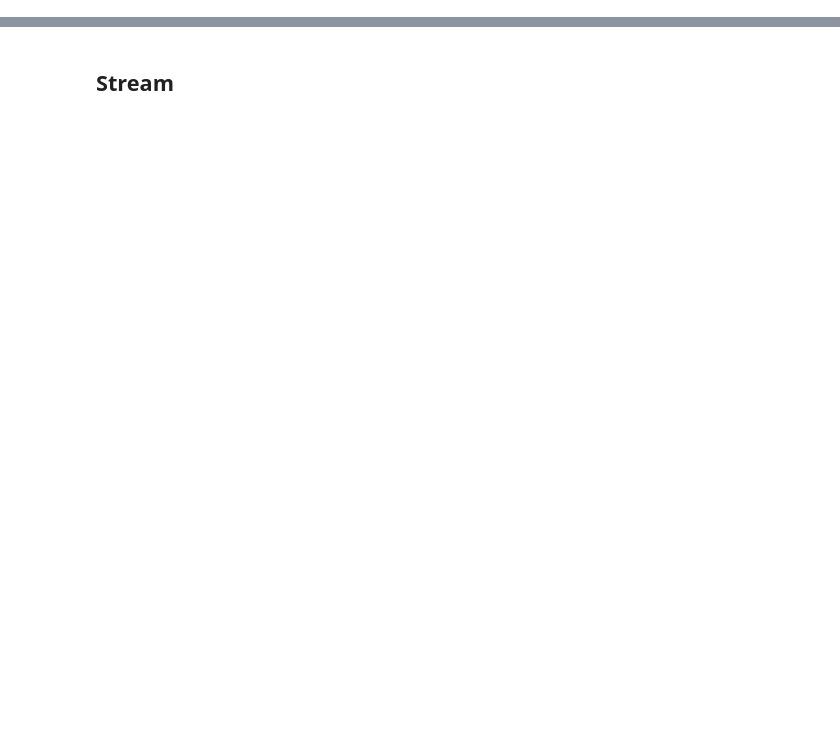
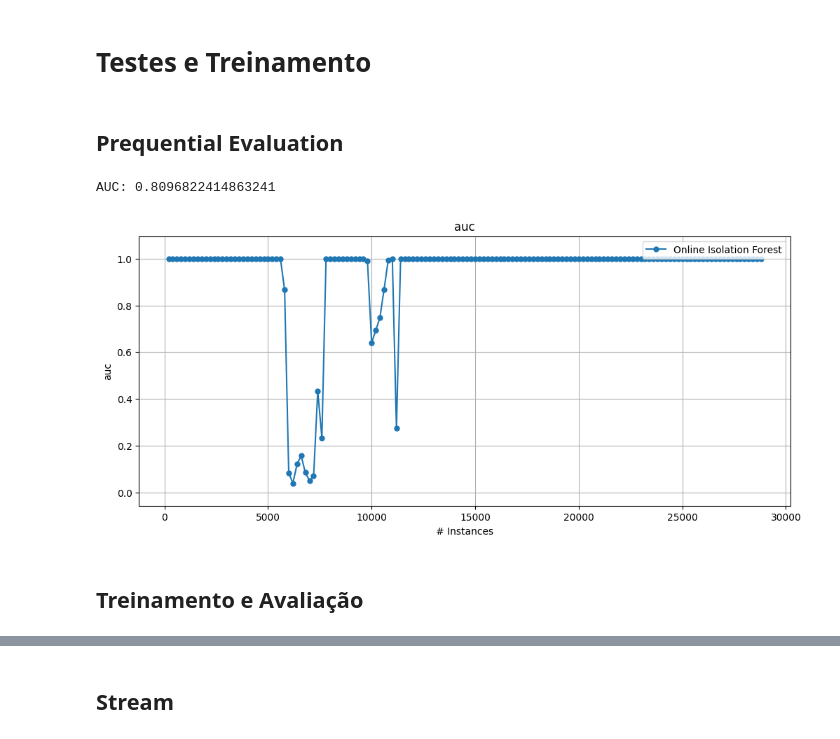
Before and after one commit to iRocktys/anomaly-detection-data-stream, a Jupyter notebook: AnomalyDetectionDevelop.ipynb, the cells around one changed output, grey strips where cells are left out. Cells and saved outputs as stored; diff of their text form; code cells hidden in the pictures; blank space fills up the shorter version.

Commit message:
Teste com datasets em diferentes pipelines de detecção de anomalias

```diff
--- a/AnomalyDetectionDevelop.ipynb
+++ b/AnomalyDetectionDevelop.ipynb
@@ -0,0 +1,24 @@
+# %% [markdown]
+# Testes e Treinamento
+# %% [markdown]
+## Prequential Evaluation
+# %%
+from capymoa.anomaly import OnlineIsolationForest
+from capymoa.evaluation.visualization import plot_windowed_results
+from capymoa.evaluation import prequential_evaluation_anomaly
+
+
+oif = OnlineIsolationForest(schema=stream.get_schema())
+
+results_oif = prequential_evaluation_anomaly(
+    stream=stream, learner=oif, window_size=200
+)
+
+print(f"AUC: {results_oif.auc()}")
+# display(results_oif.windowed.metrics_per_window())
+plot_windowed_results(results_oif, metric="auc", save_only=False)
+# %% [output]
+AUC: 0.8096822414863241
+[figure, added]
+# %% [markdown]
+## Treinamento e Avaliação
```
Also changed, not shown: parts of 25 cells of this notebook, 2 other files.
